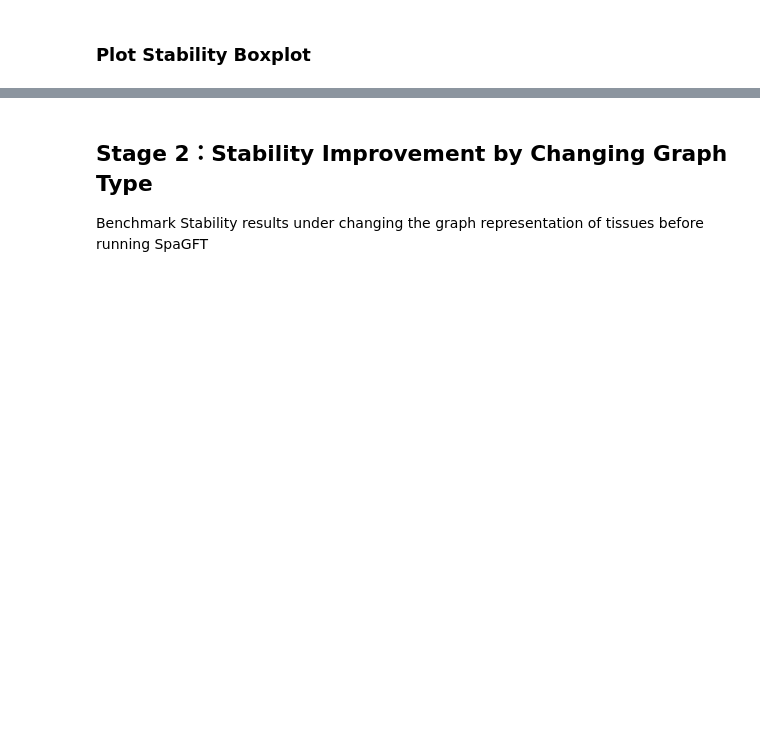
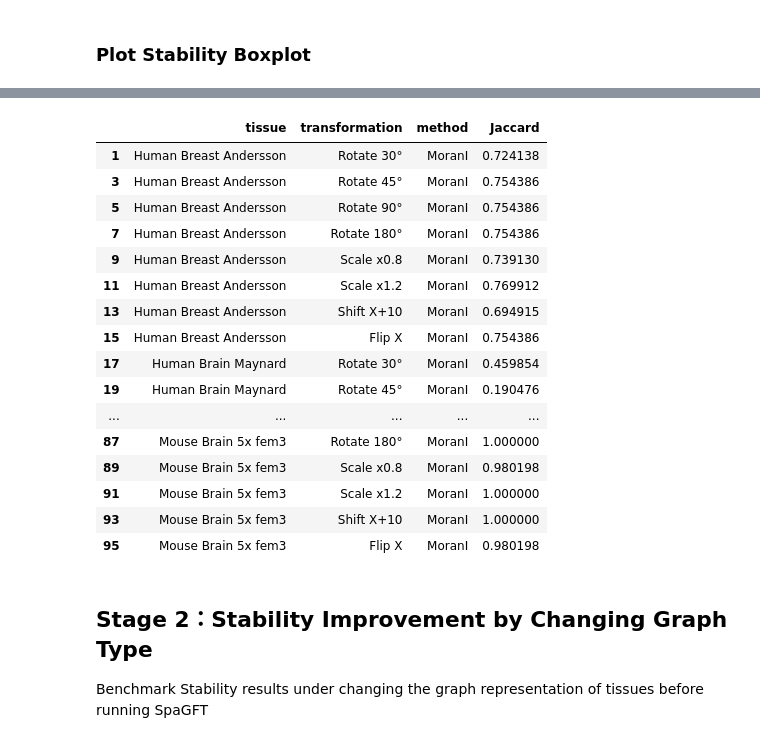
Before and after one commit to MoshenhavIsrael/SpaGFT-Research, a Jupyter notebook: code/show_workflow.ipynb, the cells around one changed output, grey strips where cells are left out. Drawn from its saved outputs; the diff is of its cells as text; code cells hidden in the pictures; blank space fills up the shorter version.

```diff
--- a/code/show_workflow.ipynb
+++ b/code/show_workflow.ipynb
@@ -111,3 +115,23 @@ plt.show()
+# %%
+jaccard_records_df[jaccard_records_df['method'] == 'MoranI']
+# %% [output]
+|  | tissue | transformation | method | Jaccard |
+| 1 | Human Breast Andersson | Rotate 30° | MoranI | 0.724138 |
+| 3 | Human Breast Andersson | Rotate 45° | MoranI | 0.754386 |
+| 5 | Human Breast Andersson | Rotate 90° | MoranI | 0.754386 |
+| 7 | Human Breast Andersson | Rotate 180° | MoranI | 0.754386 |
+| 9 | Human Breast Andersson | Scale x0.8 | MoranI | 0.739130 |
+| 11 | Human Breast Andersson | Scale x1.2 | MoranI | 0.769912 |
+| 13 | Human Breast Andersson | Shift X+10 | MoranI | 0.694915 |
+| 15 | Human Breast Andersson | Flip X | MoranI | 0.754386 |
+| 17 | Human Brain Maynard | Rotate 30° | MoranI | 0.459854 |
+| 19 | Human Brain Maynard | Rotate 45° | MoranI | 0.190476 |
+| ... | ... | ... | ... | ... |
+| 87 | Mouse Brain 5x fem3 | Rotate 180° | MoranI | 1.000000 |
+| 89 | Mouse Brain 5x fem3 | Scale x0.8 | MoranI | 0.980198 |
+| 91 | Mouse Brain 5x fem3 | Scale x1.2 | MoranI | 1.000000 |
+| 93 | Mouse Brain 5x fem3 | Shift X+10 | MoranI | 1.000000 |
+| 95 | Mouse Brain 5x fem3 | Flip X | MoranI | 0.980198 |
 # %% [markdown]
 ## Stage 2：Stability Improvement by Changing Graph Type
 Benchmark Stability results under changing the graph representation of tissues before running SpaGFT
```
Also changed, not shown: parts of 4 cells of this notebook, 5 other files.
